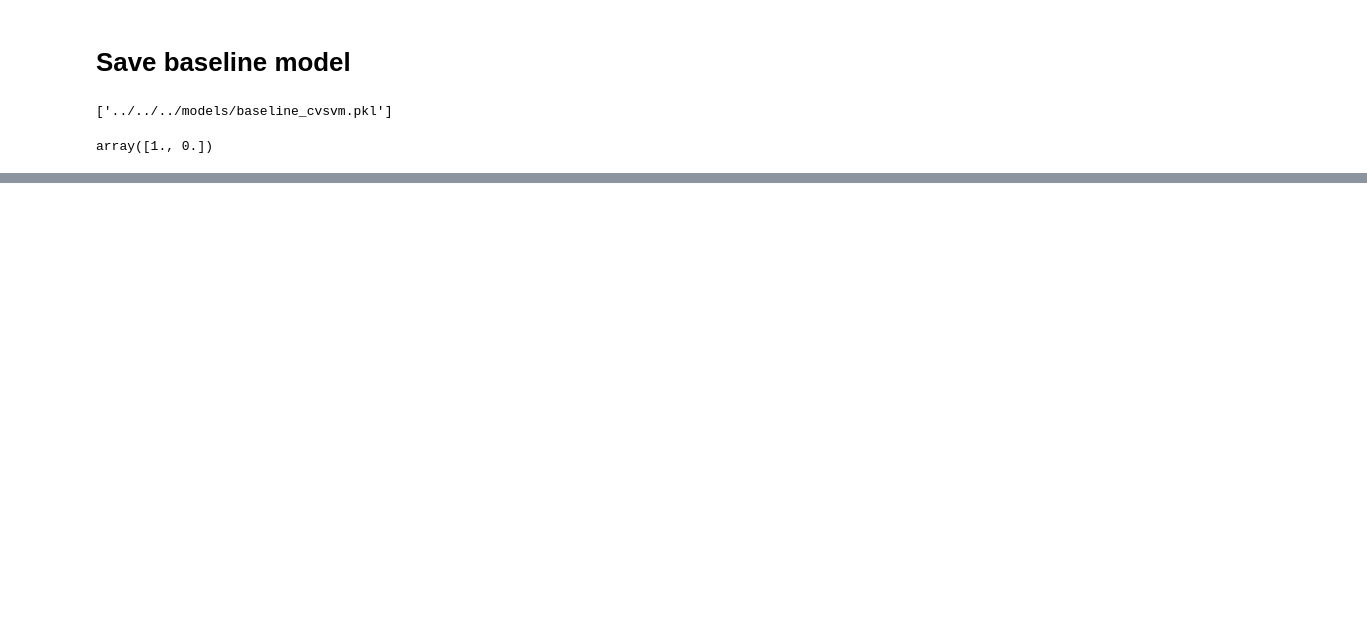
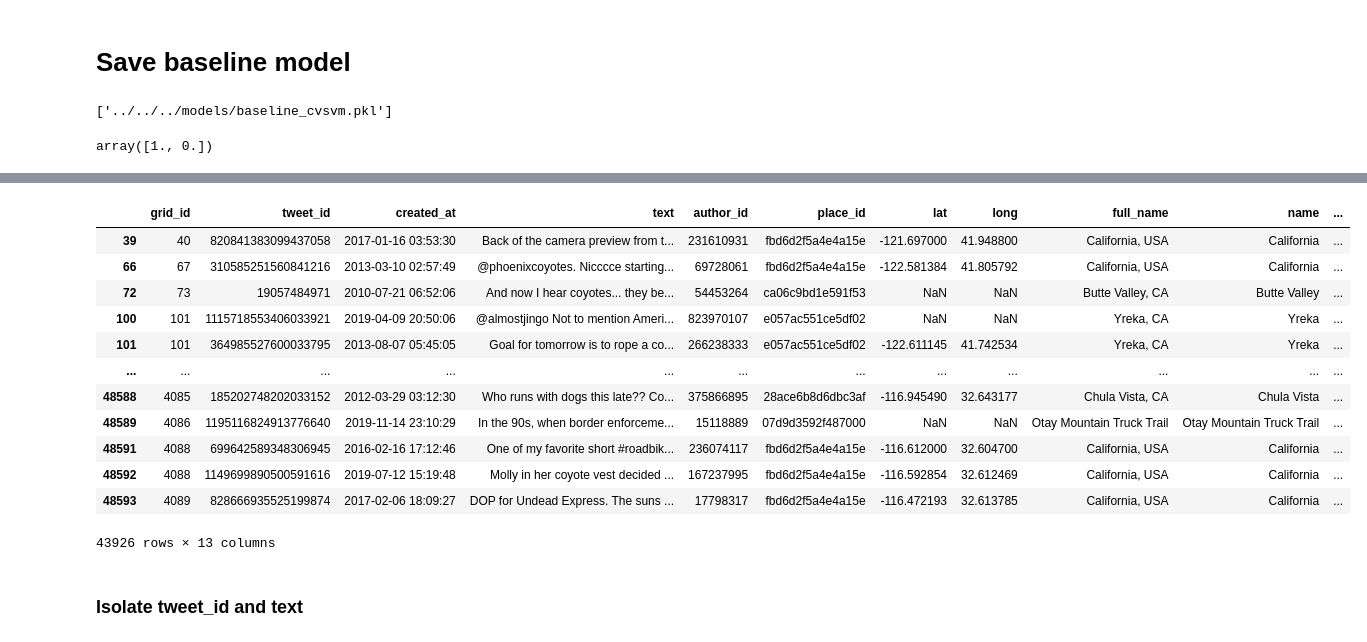
Before and after one commit to Isaac1o/CDFW, a Jupyter notebook: twitter/coyotes/geo_grid/notebooks/modeling_notebooks/baseline_model.ipynb, the cells around one changed output, grey strips where cells are left out. Cells and saved outputs as stored; diff of their text form; code cells hidden in the pictures; blank space fills up the shorter version.

```diff
--- a/twitter/coyotes/geo_grid/notebooks/modeling_notebooks/baseline_model.ipynb
+++ b/twitter/coyotes/geo_grid/notebooks/modeling_notebooks/baseline_model.ipynb
@@ -590,0 +621,5 @@ array([1., 0.])
+# %%
+all_data = pd.read_parquet('data/all_tweets.gzip')
+all_data.head()
+all_data = all_data[all_data['tweet_id'].notnull()]
+all_data.info()
@@ -590,0 +659,20 @@ array([1., 0.])
+# %%
+seen_ids = data['tweet_id']
+unseen_data = all_data[~all_data['tweet_id'].isin(seen_ids)]
+unseen_data
+# %% [output]
+|  | grid_id | tweet_id | created_at | text | author_id | place_id | lat | long | full_name | name | ... |
+| 39 | 40 | 820841383099437058 | 2017-01-16 03:53:30 | Back of the camera preview from t... | 231610931 | fbd6d2f5a4e4a15e | -121.697000 | 41.948800 | California, USA | California | ... |
+| 66 | 67 | 310585251560841216 | 2013-03-10 02:57:49 | @phoenixcoyotes. Nicccce starting... | 69728061 | fbd6d2f5a4e4a15e | -122.581384 | 41.805792 | California, USA | California | ... |
+| 72 | 73 | 19057484971 | 2010-07-21 06:52:06 | And now I hear coyotes... they be... | 54453264 | ca06c9bd1e591f53 | NaN | NaN | Butte Valley, CA | Butte Valley | ... |
+| 100 | 101 | 1115718553406033921 | 2019-04-09 20:50:06 | @almostjingo Not to mention Ameri... | 823970107 | e057ac551ce5df02 | NaN | NaN | Yreka, CA | Yreka | ... |
+| 101 | 101 | 364985527600033795 | 2013-08-07 05:45:05 | Goal for tomorrow is to rope a co... | 266238333 | e057ac551ce5df02 | -122.611145 | 41.742534 | Yreka, CA | Yreka | ... |
+| ... | ... | ... | ... | ... | ... | ... | ... | ... | ... | ... | ... |
+| 48588 | 4085 | 185202748202033152 | 2012-03-29 03:12:30 | Who runs with dogs this late?? Co... | 375866895 | 28ace6b8d6dbc3af | -116.945490 | 32.643177 | Chula Vista, CA | Chula Vista | ... |
+| 48589 | 4086 | 1195116824913776640 | 2019-11-14 23:10:29 | In the 90s, when border enforceme... | 15118889 | 07d9d3592f487000 | NaN | NaN | Otay Mountain Truck Trail | Otay Mountain Truck Trail | ... |
+| 48591 | 4088 | 699642589348306945 | 2016-02-16 17:12:46 | One of my favorite short #roadbik... | 236074117 | fbd6d2f5a4e4a15e | -116.612000 | 32.604700 | California, USA | California | ... |
+| 48592 | 4088 | 1149699890500591616 | 2019-07-12 15:19:48 | Molly in her coyote vest decided ... | 167237995 | fbd6d2f5a4e4a15e | -116.592854 | 32.612469 | California, USA | California | ... |
+| 48593 | 4089 | 828666935525199874 | 2017-02-06 18:09:27 | DOP for Undead Express. The suns ... | 17798317 | fbd6d2f5a4e4a15e | -116.472193 | 32.613785 | California, USA | California | ... |
+43926 rows × 13 columns
+# %% [markdown]
+### Isolate tweet_id and text
```
Also changed, not shown: parts of 66 cells of this notebook, 13 other files.
